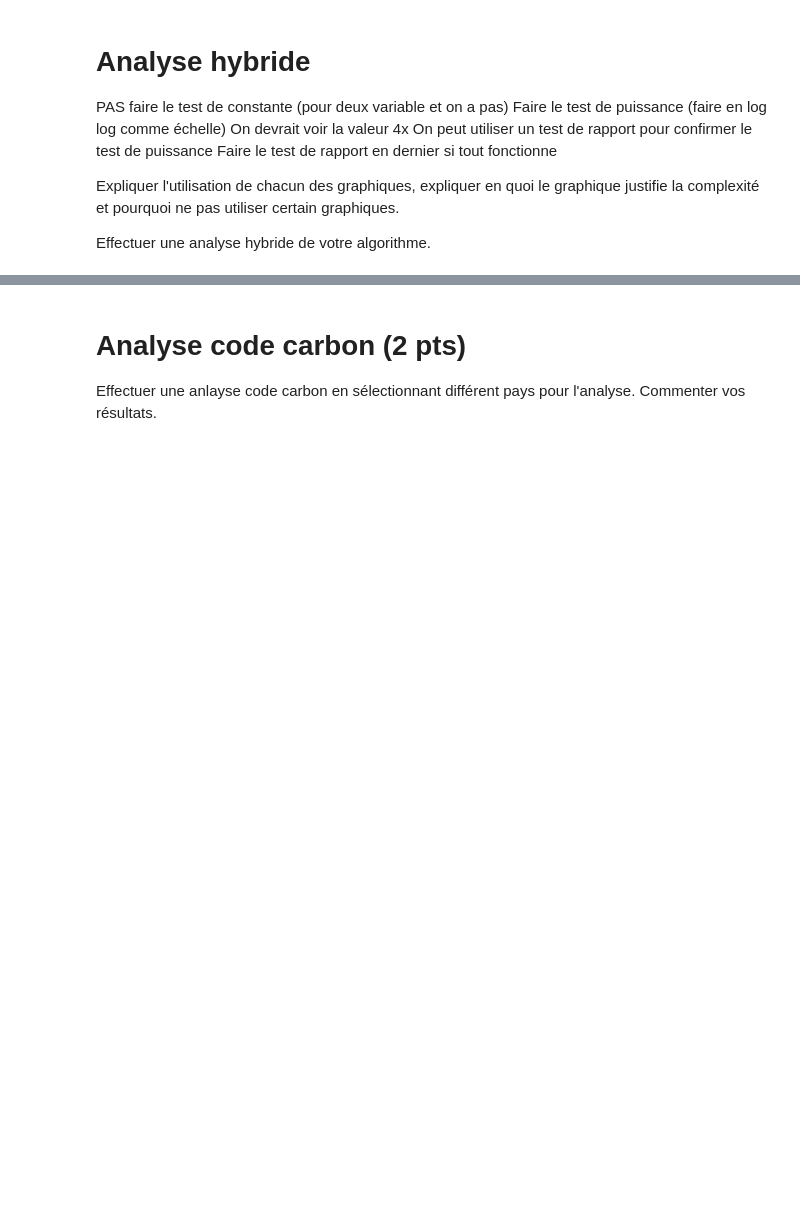
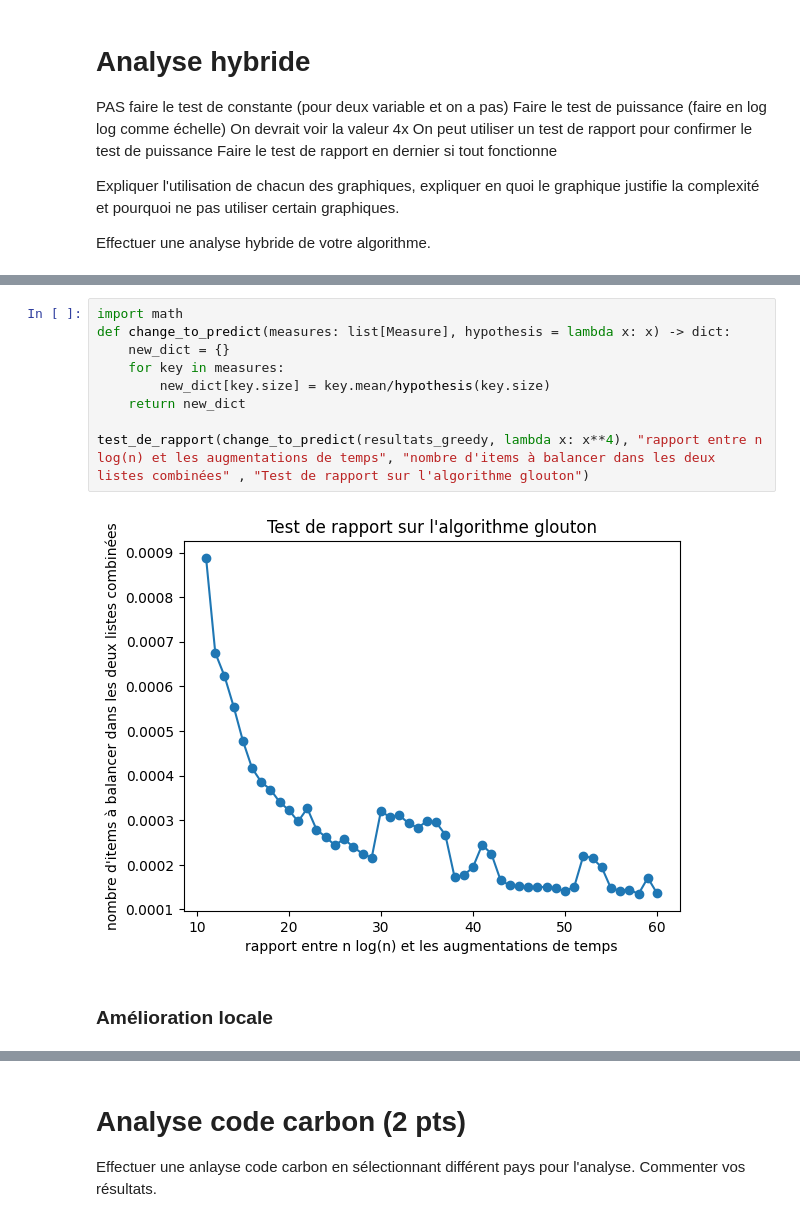
Before and after one commit to francois-tourigny/INF8775_TP3, a Jupyter notebook: tp3_squelette.ipynb, the cells around one changed output, grey strips where cells are left out. Saved outputs shown, nothing was run; the diff lists cells and outputs as text; blank space fills up the shorter version.

```diff
--- a/tp3_squelette.ipynb
+++ b/tp3_squelette.ipynb
@@ -602,0 +664,13 @@ Effectuer une analyse hybride de votre algorithme.
+# %%
+import math
+def change_to_predict(measures: list[Measure], hypothesis = lambda x: x) -> dict:
+    new_dict = {}
+    for key in measures:
+        new_dict[key.size] = key.mean/hypothesis(key.size)
+    return new_dict
+
+test_de_rapport(change_to_predict(resultats_greedy, lambda x: x**4), "rapport entre n log(n) et les augmentations de temps", "nombre d'items à balancer dans les deux listes combinées" , "Test de rapport sur l'algorithme glouton")
+# %% [output]
+[figure, added]
+# %% [markdown]
+### Amélioration locale
```
Also changed, not shown: parts of 18 cells of this notebook.
